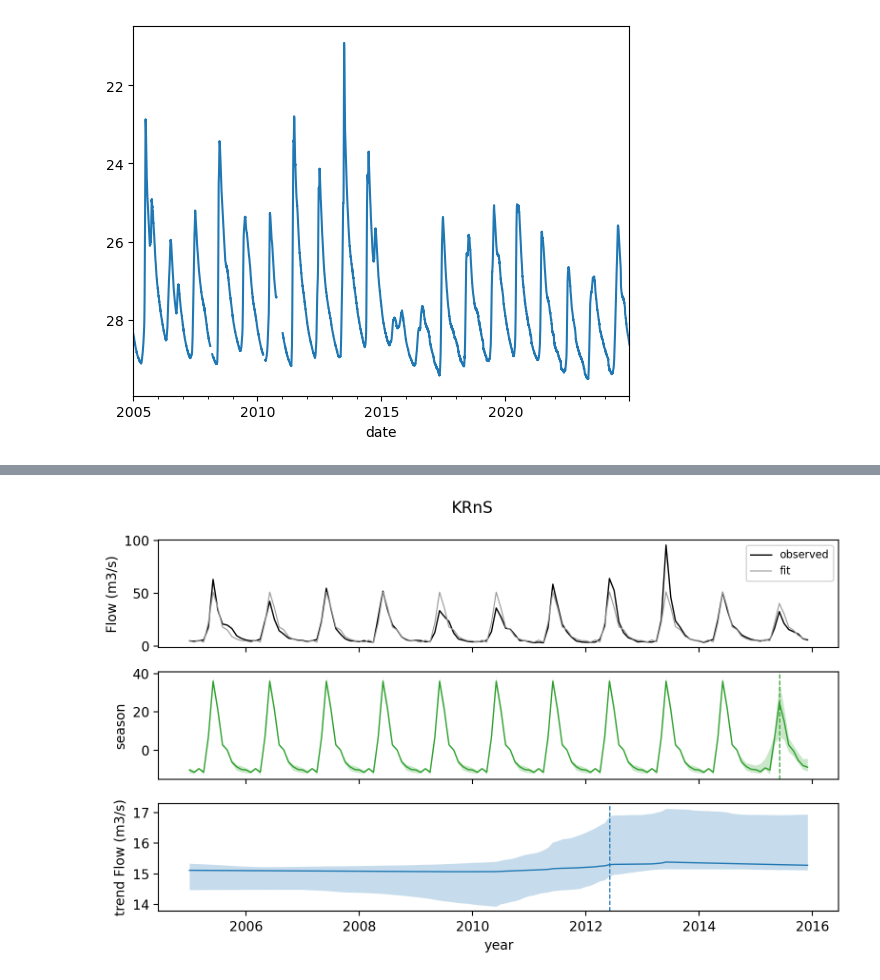
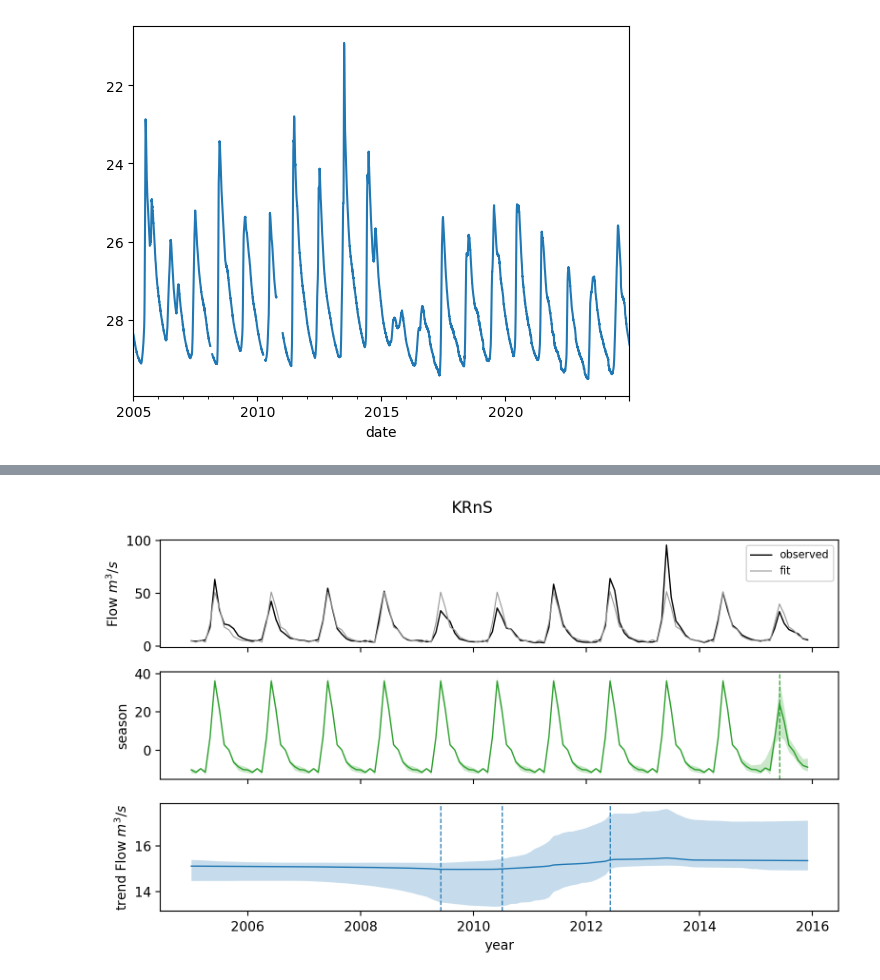
Before and after one commit to 2spi/groundwater, a Jupyter notebook: notebooks/bow_valley/04_change_point.ipynb, the cells around one changed output, grey strips where cells are left out. Drawn from its saved outputs; the diff is of its cells as text; code cells hidden in the pictures.

```diff
--- a/notebooks/bow_valley/04_change_point.ipynb
+++ b/notebooks/bow_valley/04_change_point.ipynb
@@ -47,14 +47,14 @@ df_m.columns = df_m.columns.astype(int)
 # %%
 ws = [931, 301, 303, 386, 305, 764, 760, 759, 364]
 # %%
-def plot_beast(y, label):
+def plot_beast(y, label, n_tcp=1, ylab='WL (m)'):
     o = rb.beast(
         y,
         start=[2005, 1, 1],
         deltat="1 month",
         period="1 year",                  # seasonal cycle length
         season="harmonic",                # harmonic seasonal model
-        tcp_minmax=[0,1],
+        tcp_minmax=[0,n_tcp],
         scp_minmax=[0,10],
         print_progress=False, print_options=False, quiet=True,
         ci=True,
@@ -69,7 +69,7 @@ def plot_beast(y, label):
     # observed + fit
     ax[0].plot(t, y, c="k", lw=1, label="observed")
     ax[0].plot(t, tr.Y + s.Y, c="0.6", lw=0.8, label="fit")
-    ax[0].legend(fontsize=8); ax[0].set_ylabel("Flow (m3/s)")
+    ax[0].legend(fontsize=8); ax[0].set_ylabel(f"{ylab}")
 
     # season
     ax[1].fill_between(t, s.CI[:,0], s.CI[:,1], color="tab:green", alpha=.25, lw=0)
@@ -79,7 +79,7 @@ def plot_beast(y, label):
     # trend
     ax[2].fill_between(t, tr.CI[:,0], tr.CI[:,1], color="tab:blue", alpha=.25, lw=0)
     ax[2].plot(t, tr.Y, c="tab:blue", lw=1)
-    ax[2].set_ylabel("trend Flow (m3/s)")
+    ax[2].set_ylabel(f"trend {ylab}")
 
     # changepoints
     for cps, cpr, col, row in [(s.cp, s.cpPr, "tab:green", 1),
@@ -112,7 +119,7 @@ krns = krns.resample('MS').mean()
 # %%
-plot_beast(krns, 'KRnS')
+plot_beast(krns, 'KRnS', ylab='Flow $m^3/s$', n_tcp=3)
 # %% [output]
-[figure, old version]
+[figure, new version]
 # %%
 plot_beast(brac_e, 'BRatC')
 # %% [output]
```
Also changed, not shown: parts of 8 cells of this notebook, 1 other file.
